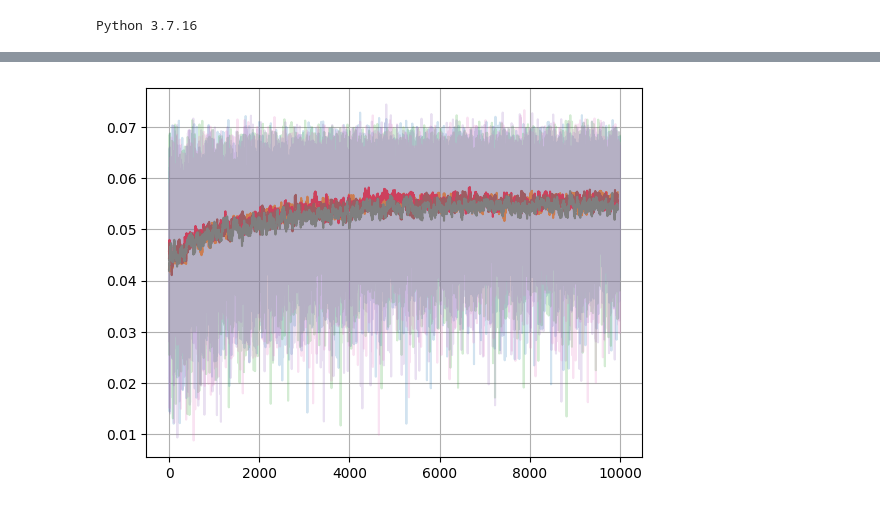
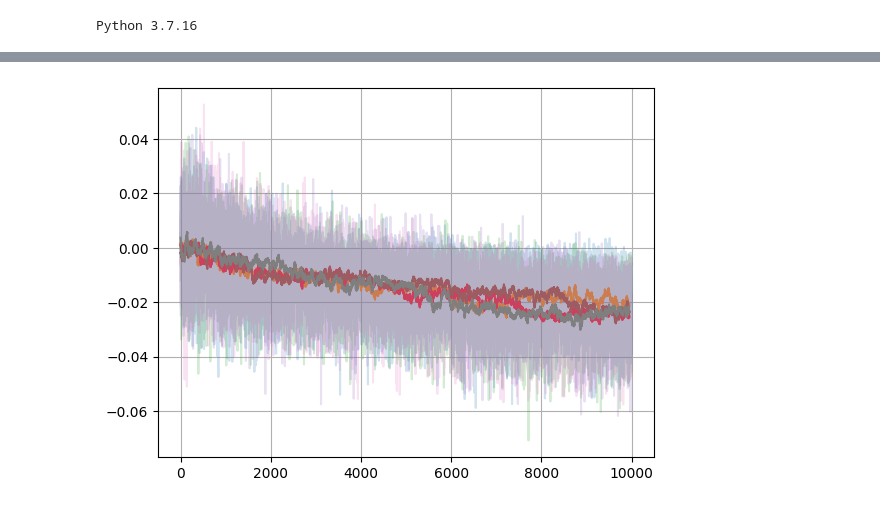
Before and after one commit to i4ata/BScProject, a Jupyter notebook: ppo_negotiation/PPO_negotiation_tryouts.ipynb, the cells around one changed output, grey strips where cells are left out. Saved outputs shown, nothing was run; the diff lists cells and outputs as text; code cells hidden in the pictures.

```diff
--- a/ppo_negotiation/PPO_negotiation_tryouts.ipynb
+++ b/ppo_negotiation/PPO_negotiation_tryouts.ipynb
@@ -81,2 +114,3 @@ update: 49
 # %%
-rss = {k: np.array(rs[k]).mean(axis=1) for k in rs}
+rss_diff = {k: np.array(rs_difference[k]).mean(axis=1) for k in rs_difference}
+rss_nego = {k: np.array(rs_negotiation[k]).mean(axis=1) for k in rs_negotiation}
@@ -84,0 +160,7 @@ import matplotlib.pyplot as plt
+# %%
+#rs = {k: np.array(rs[k]).mean(axis=1) for k in rs}
+for r in rs:
+    plt.plot(rs[r], alpha = .15)
+    plt.plot(np.convolve(rs[r], np.ones(50)/50, mode = 'valid'))
+plt.grid()
+plt.show()
@@ -85,9 +169,9 @@ import matplotlib.pyplot as plt
 # %%
-for r in rss:
-    plt.plot(rss[r], alpha = .2)
-    plt.plot(np.convolve(rss[r], np.ones(50)/50, mode='valid'))
+for r in rss_diff:
+    plt.plot(rss_diff[r], alpha = .2)
+    plt.plot(np.convolve(rss_diff[r], np.ones(50)/50, mode='valid'))
 
 plt.grid()
 plt.show()
 # %% [output]
-[figure, old version]
+[figure, new version]
```
Also changed, not shown: parts of 9 cells of this notebook, 5 other files.
